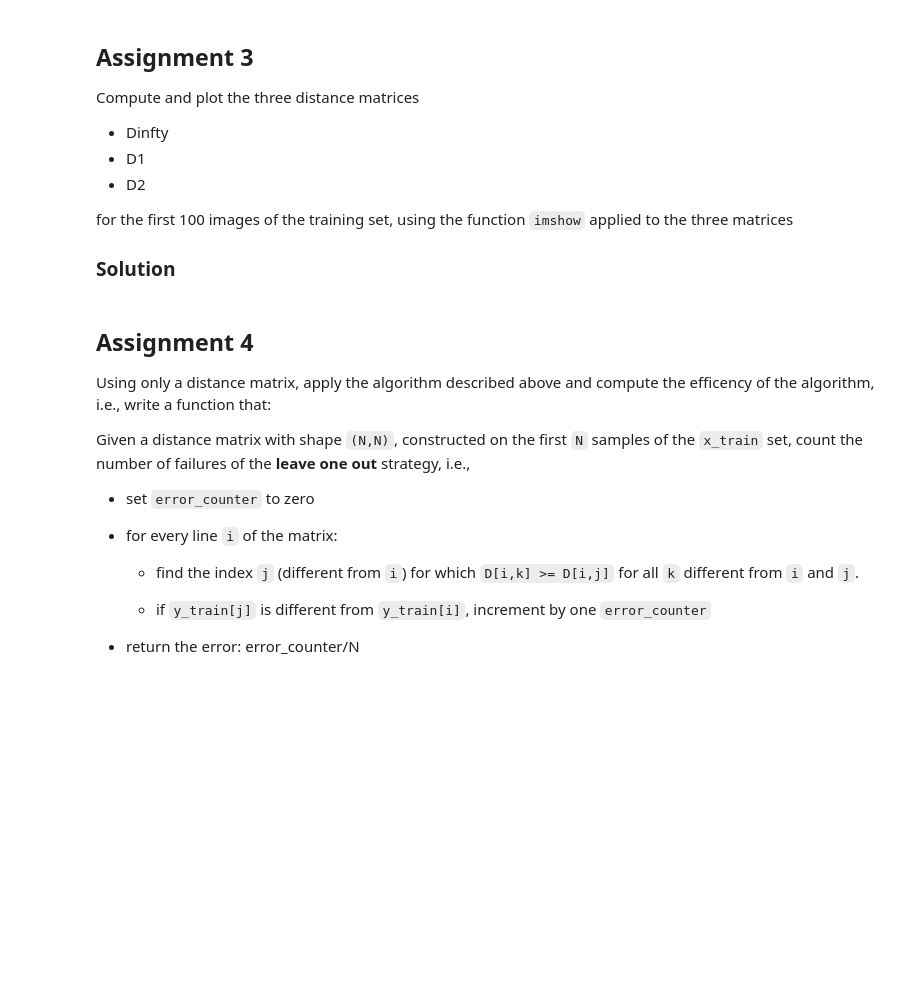
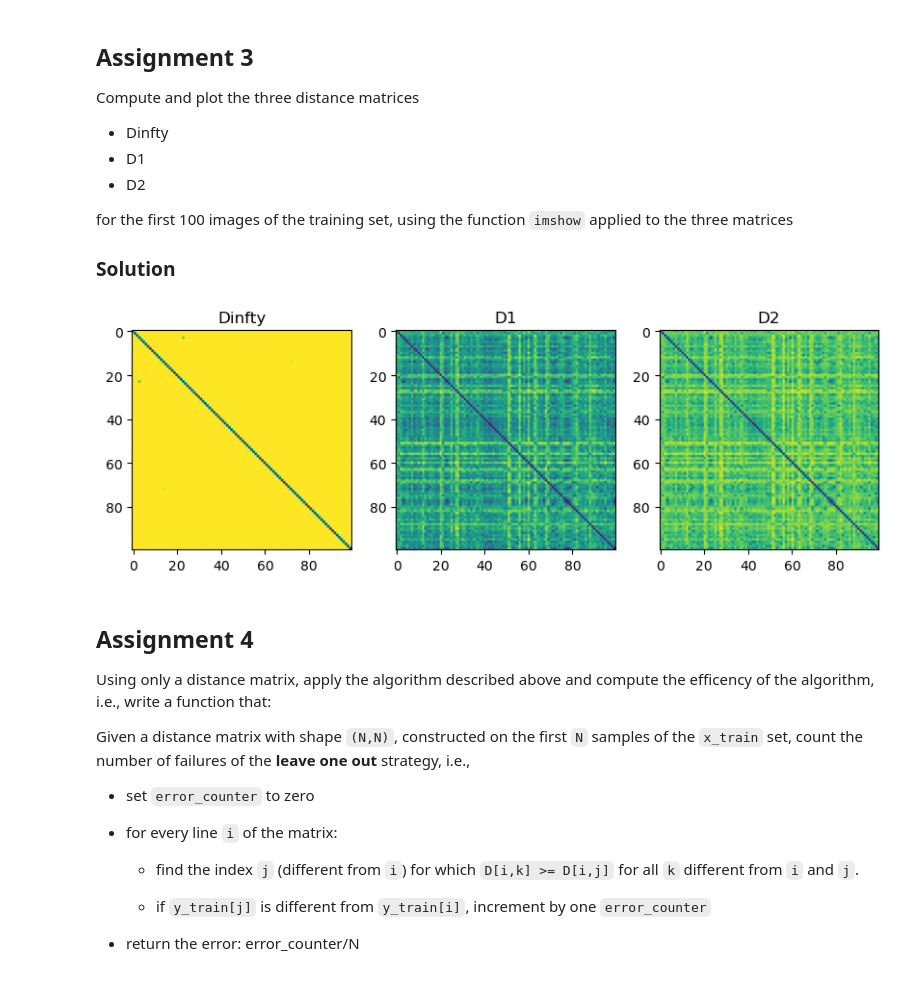
Before and after one commit to octodoge/dssc-num, a Jupyter notebook: final_project.ipynb, the cells around one changed output. Cells and saved outputs as stored; diff of their text form; code cells hidden in the pictures; blank space fills up the shorter version.

```diff
--- a/final_project.ipynb
+++ b/final_project.ipynb
@@ -95,7 +95,12 @@ for the first 100 images of the training set, using the function `imshow` applie
 
 ### Solution
 # %%
-#TODO
+_, axes = plt.subplots(1, 3, figsize=(10, 3))
+for ax, dist, title in zip(axes, [d_infty, d_one, d_two], ['Dinfty', 'D1', 'D2']):
+    ax.imshow(compute_distance_matrix(100, dist))
+    ax.set_title(title)
+# %% [output]
+[figure, added]
 # %% [markdown]
 ## Assignment 4
 
```
Also changed, not shown: parts of 2 cells of this notebook.
